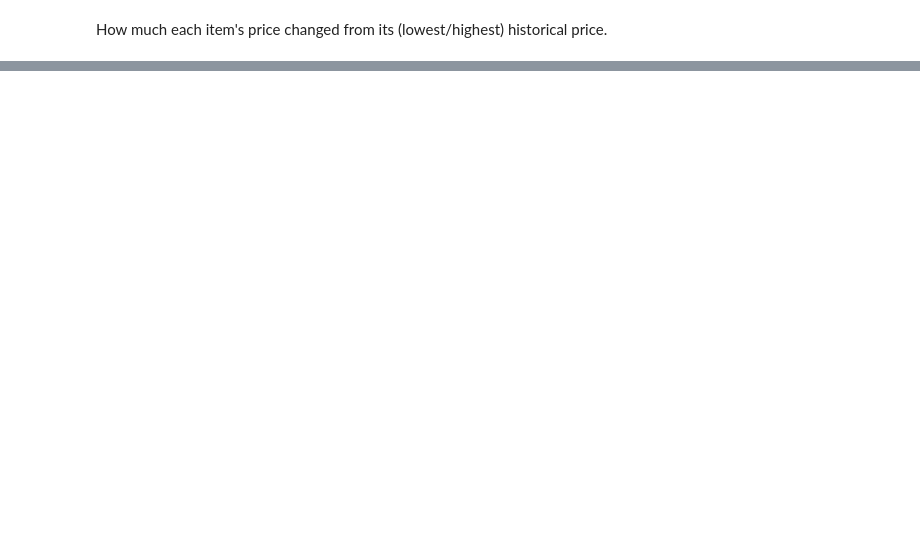
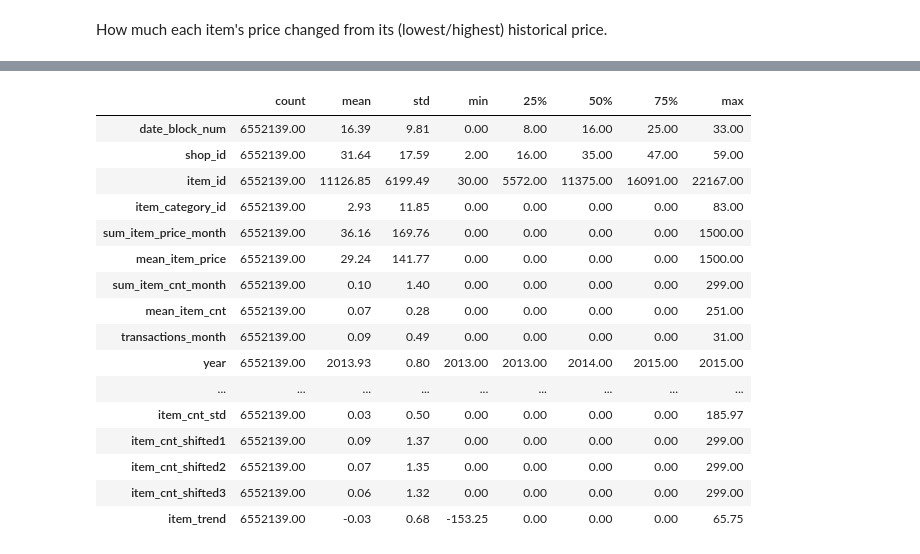
Before and after one commit to ionahu08/StoreSalesForecasting, a Jupyter notebook: Competition/Code/EDA and Feature Engineer.ipynb, the cells around one changed output, grey strips where cells are left out. Drawn from its saved outputs; the diff is of its cells as text; code cells hidden in the pictures; blank space fills up the shorter version.

```diff
--- a/Competition/Code/EDA and Feature Engineer.ipynb
+++ b/Competition/Code/EDA and Feature Engineer.ipynb
@@ -352,0 +378,4 @@ train_monthly['price_decrease'] = train_monthly['hist_max_item_price'] - train_m
+# %%
+train_monthly['price_increase'] = train_monthly['item_price_unit'] - train_monthly['hist_min_item_price']
+train_monthly['price_decrease'] = train_monthly['hist_max_item_price'] - train_monthly['item_price_unit']
+display(train_monthly.head())
@@ -352,0 +391,18 @@ train_monthly['price_decrease'] = train_monthly['hist_max_item_price'] - train_m
+# %%
+# Min value
+f_min = lambda x: x.rolling(window=3, min_periods=1).min()
+# Max value
+f_max = lambda x: x.rolling(window=3, min_periods=1).max()
+# Mean value
+f_mean = lambda x: x.rolling(window=3, min_periods=1).mean()
+# Standard deviation
+f_std = lambda x: x.rolling(window=3, min_periods=1).std()
+
+function_list = [f_min, f_max, f_mean, f_std]
+function_name = ['min', 'max', 'mean', 'std']
+
+for i in range(len(function_list)):
+    train_monthly[('item_cnt_%s' % function_name[i])] = list(train_monthly.sort_values('date_block_num').groupby(['shop_id', 'item_category_id', 'item_id'])['sum_item_cnt_month'].apply(function_list[i]))
+
+# Fill the empty std features with 0
+train_monthly['item_cnt_std'].fillna(0, inplace=True)
@@ -352,0 +411,9 @@ train_monthly['price_decrease'] = train_monthly['hist_max_item_price'] - train_m
+# %%
+lag_list = [1, 2, 3]
+
+for lag in lag_list:
+    ft_name = ('item_cnt_shifted%s' % lag)
+    train_monthly[ft_name] = train_monthly.sort_values('date_block_num').groupby(['shop_id', 'item_category_id', 'item_id'])['sum_item_cnt_month'].shift(lag)
+    # Fill the empty shifted features with 0
+    train_monthly[ft_name].fillna(0, inplace=True)
+train_monthly.head()
@@ -352,0 +430,10 @@ train_monthly['price_decrease'] = train_monthly['hist_max_item_price'] - train_m
+# %%
+train_monthly['item_trend'] = train_monthly['sum_item_cnt_month']
+
+for lag in lag_list:
+    ft_name = ('item_cnt_shifted%s' % lag)
+    train_monthly['item_trend'] -= train_monthly[ft_name]
+
+train_monthly['item_trend'] /= len(lag_list) + 1
+
+train_monthly.head()
@@ -352,0 +470,20 @@ train_monthly['price_decrease'] = train_monthly['hist_max_item_price'] - train_m
+# %%
+train_monthly.describe().T
+# %% [output]
+|  | count | mean | std | min | 25% | 50% | 75% | max |
+| date_block_num | 6552139.00 | 16.39 | 9.81 | 0.00 | 8.00 | 16.00 | 25.00 | 33.00 |
+| shop_id | 6552139.00 | 31.64 | 17.59 | 2.00 | 16.00 | 35.00 | 47.00 | 59.00 |
+| item_id | 6552139.00 | 11126.85 | 6199.49 | 30.00 | 5572.00 | 11375.00 | 16091.00 | 22167.00 |
+| item_category_id | 6552139.00 | 2.93 | 11.85 | 0.00 | 0.00 | 0.00 | 0.00 | 83.00 |
+| sum_item_price_month | 6552139.00 | 36.16 | 169.76 | 0.00 | 0.00 | 0.00 | 0.00 | 1500.00 |
+| mean_item_price | 6552139.00 | 29.24 | 141.77 | 0.00 | 0.00 | 0.00 | 0.00 | 1500.00 |
+| sum_item_cnt_month | 6552139.00 | 0.10 | 1.40 | 0.00 | 0.00 | 0.00 | 0.00 | 299.00 |
+| mean_item_cnt | 6552139.00 | 0.07 | 0.28 | 0.00 | 0.00 | 0.00 | 0.00 | 251.00 |
+| transactions_month | 6552139.00 | 0.09 | 0.49 | 0.00 | 0.00 | 0.00 | 0.00 | 31.00 |
+| year | 6552139.00 | 2013.93 | 0.80 | 2013.00 | 2013.00 | 2014.00 | 2015.00 | 2015.00 |
+| ... | ... | ... | ... | ... | ... | ... | ... | ... |
+| item_cnt_std | 6552139.00 | 0.03 | 0.50 | 0.00 | 0.00 | 0.00 | 0.00 | 185.97 |
+| item_cnt_shifted1 | 6552139.00 | 0.09 | 1.37 | 0.00 | 0.00 | 0.00 | 0.00 | 299.00 |
+| item_cnt_shifted2 | 6552139.00 | 0.07 | 1.35 | 0.00 | 0.00 | 0.00 | 0.00 | 299.00 |
+| item_cnt_shifted3 | 6552139.00 | 0.06 | 1.32 | 0.00 | 0.00 | 0.00 | 0.00 | 299.00 |
+| item_trend | 6552139.00 | -0.03 | 0.68 | -153.25 | 0.00 | 0.00 | 0.00 | 65.75 |
```
Also changed, not shown: parts of 29 cells of this notebook.
